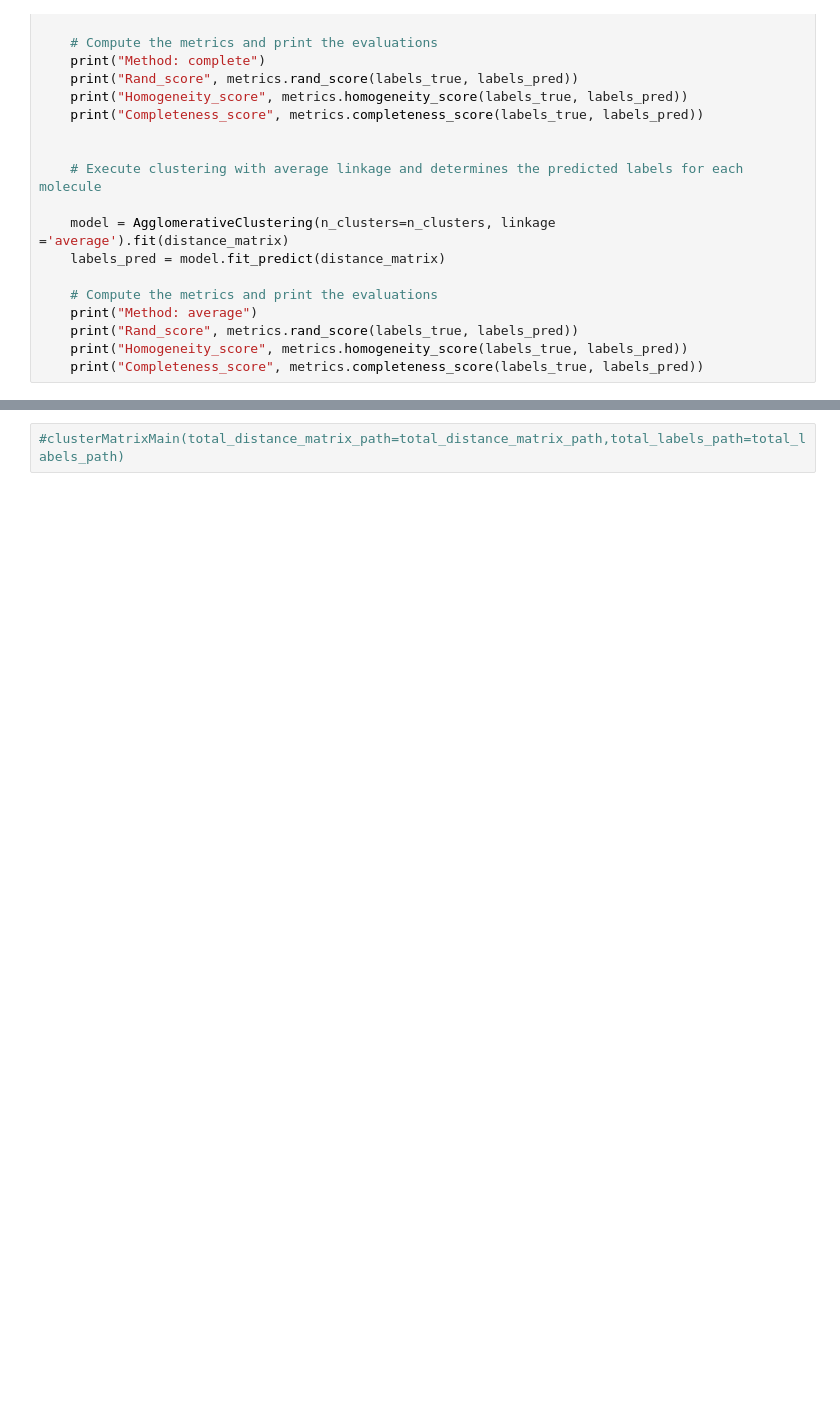
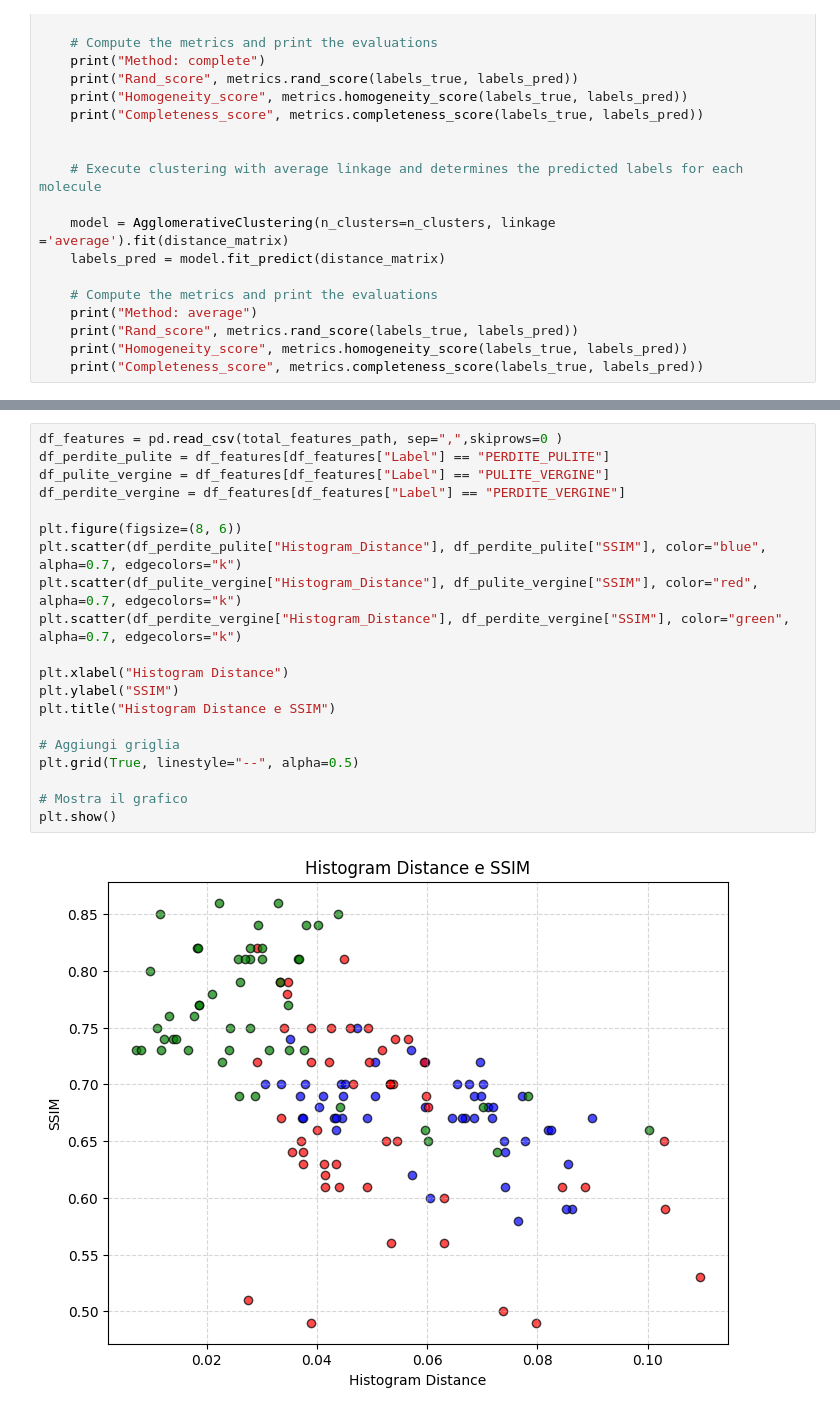
Before and after one commit to reus702/oilSpotRecognition, a Jupyter notebook: imageGrayIstogram.ipynb, the cells around one changed output, grey strips where cells are left out. Saved outputs shown, nothing was run; the diff lists cells and outputs as text; blank space fills up the shorter version.

Commit message:
ClusterFeatures distance and SSIM

```diff
--- a/imageGrayIstogram.ipynb
+++ b/imageGrayIstogram.ipynb
@@ -158,2 +158,22 @@ pd.DataFrame(total_features, columns=["Image1", "Image2", "Histogram Distance","
-# %%
-#clusterMatrixMain(total_distance_matrix_path=total_distance_matrix_path,total_labels_path=total_labels_path)
+# %%
+df_features = pd.read_csv(total_features_path, sep=",",skiprows=0 )
+df_perdite_pulite = df_features[df_features["Label"] == "PERDITE_PULITE"]
+df_pulite_vergine = df_features[df_features["Label"] == "PULITE_VERGINE"]
+df_perdite_vergine = df_features[df_features["Label"] == "PERDITE_VERGINE"]
+
+plt.figure(figsize=(8, 6))
+plt.scatter(df_perdite_pulite["Histogram_Distance"], df_perdite_pulite["SSIM"], color="blue", alpha=0.7, edgecolors="k")
+plt.scatter(df_pulite_vergine["Histogram_Distance"], df_pulite_vergine["SSIM"], color="red", alpha=0.7, edgecolors="k")
+plt.scatter(df_perdite_vergine["Histogram_Distance"], df_perdite_vergine["SSIM"], color="green", alpha=0.7, edgecolors="k")
+
+plt.xlabel("Histogram Distance")
+plt.ylabel("SSIM")
+plt.title("Histogram Distance e SSIM")
+
+# Aggiungi griglia
+plt.grid(True, linestyle="--", alpha=0.5)
+
+# Mostra il grafico
+plt.show()
+# %% [output]
+[figure, added]
```
Also changed, not shown: parts of 3 cells of this notebook, 2 other files.
